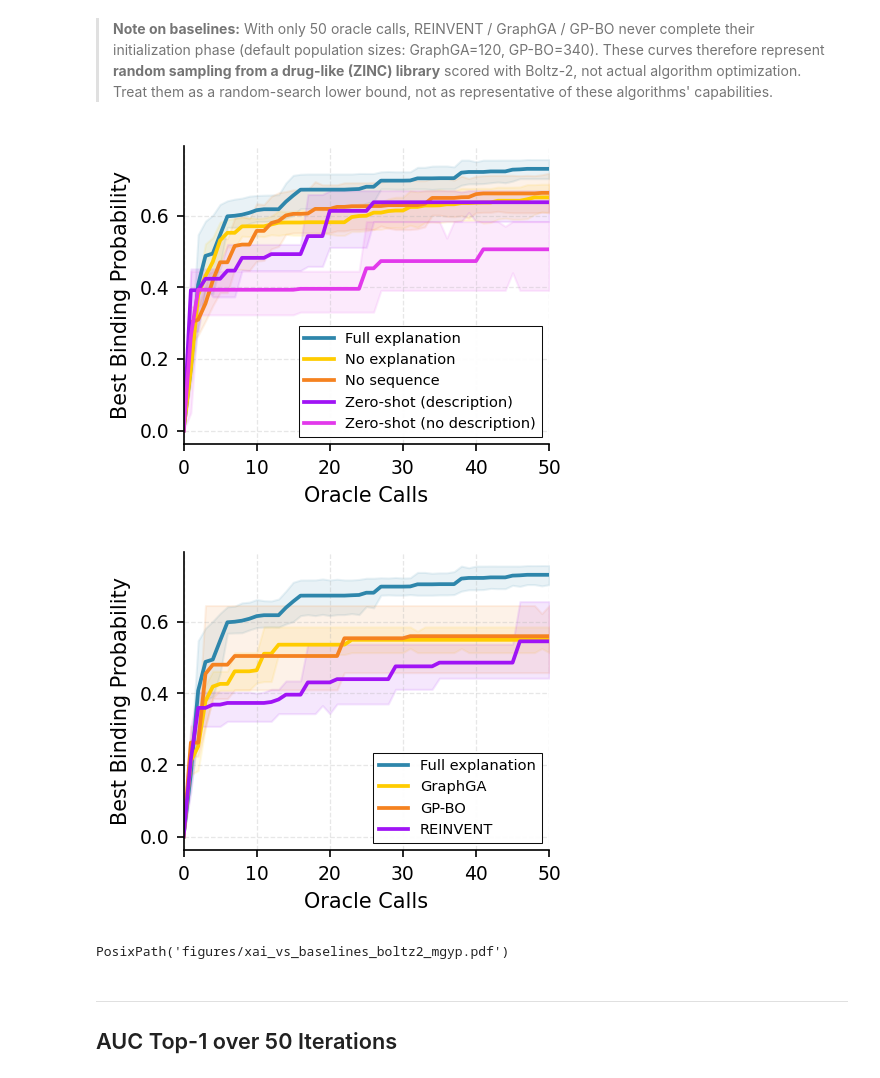
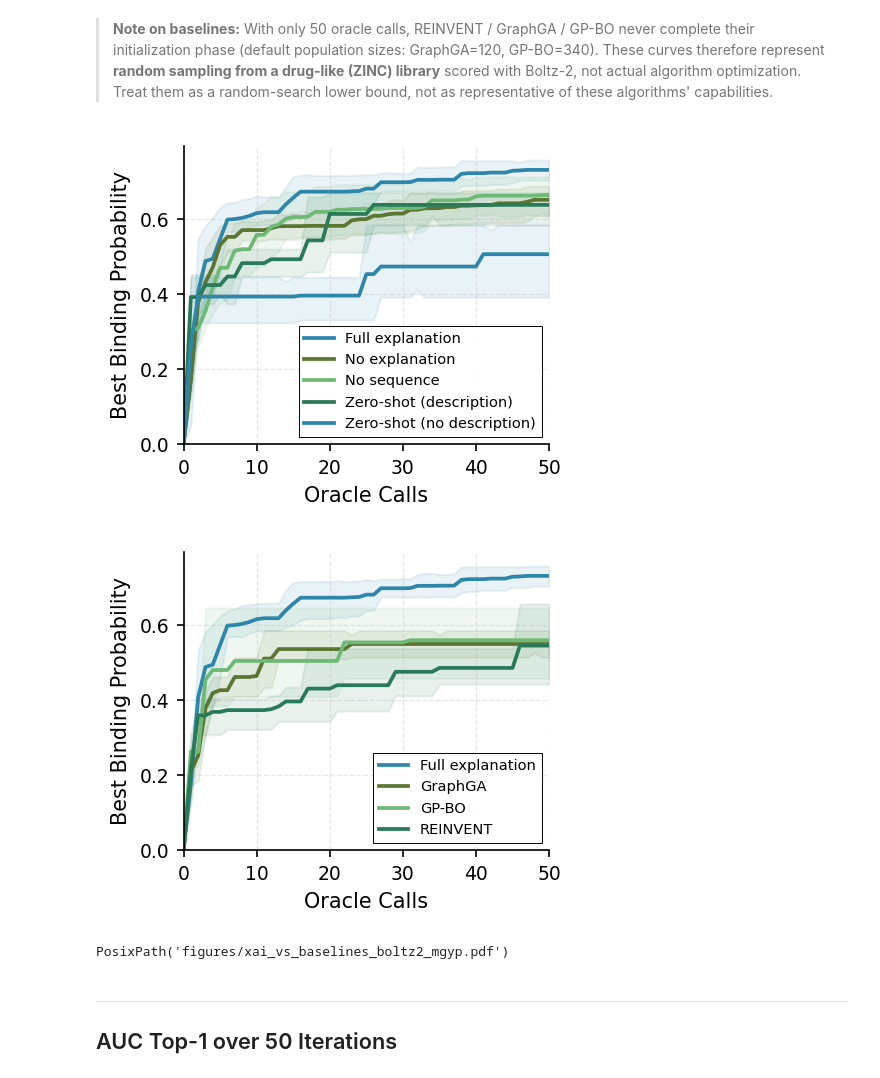
Before and after one commit to FabianKruger/molecule-optimization-agent, a Jupyter notebook: analysis/paper/xai_vs_no_xai_Boltz2_extended.ipynb, the cells around one changed output. Drawn from its saved outputs; the diff is of its cells as text; code cells hidden in the pictures.

Commit message:
plots - add new colorscheme (boltz-2 zeroshot and baselines)

```diff
--- a/analysis/paper/xai_vs_no_xai_Boltz2_extended.ipynb
+++ b/analysis/paper/xai_vs_no_xai_Boltz2_extended.ipynb
@@ -204,14 +204,26 @@ MAX_ITER = 50
 GENERIC_COLORS = [
     '#2E86AB',  # blue
     #'#00a69d',  # teal
-    '#ffcc00',  # yellow
-    '#f58220',  # orange
+    #'#ffcc00',  # yellow
+    #'#f58220',  # orange
     #'#E84855',  # red
-    '#A014F5',  # violet
-    '#E239EB',  # magenta
 
-    '#91114F',  # plum
-    '#B983D9',  # rose
+    #'#A014F5',  # violet
+    #'#E239EB',  # magenta
+    #'#91114F',  # plum
+    #'#B983D9',  # rose
+
+    # violett
+    #"#6854B3",
+    #"#7D1E99",
+
+    # green tones
+    "#5a7632",
+    "#6eb975",
+    "#297a58",
+
+
+
 ]
 
 # Canonical display names and how they map to df['model'] values
@@ -290,7 +302,7 @@ def plot_best_so_far(
     ax.set_xlabel('Oracle Calls', fontsize=label_fontsize, fontweight='normal')
     ax.set_ylabel('Best Binding Probability', fontsize=label_fontsize, fontweight='normal')
     ax.set_xlim(0, max_iter)
-    #ax.set_ylim(*ylim)
+    ax.set_ylim(bottom=0)
     #ax.set_yticks([i * 0.1 for i in range(0, 8)])
     ax.tick_params(labelsize=tick_fontsize)
     ax.grid(True, alpha=0.3, linestyle='--', linewidth=0.6)
@@ -350,35 +362,35 @@ COMPACT_KWARGS = dict(
 plot_best_so_far(
     df_input=df,
     selected_display_models=[
         'Full explanation',
         'No explanation',
         'No sequence',
         'Zero-shot (description)',
         'Zero-shot (no description)',
     ],
     output_filename='xai_vs_zeroshot_boltz2_mgyp.pdf',
     show_legend=SHOW_LEGEND,
     max_iter=50,
     **COMPACT_KWARGS,
  )
 
 # Plot 2: Full explanation + baselines
 plot_best_so_far(
     df_input=df,
     selected_display_models=[
         'Full explanation',
         'GraphGA',
         'GP-BO',
         'REINVENT',
     ],
     output_filename='xai_vs_baselines_boltz2_mgyp.pdf',
     show_legend=SHOW_LEGEND,
     max_iter=50,
     **COMPACT_KWARGS,
  )
 # %% [output]
-[figure, old version]
+[figure, new version]
-[figure, old version]
+[figure, new version]
 PosixPath('figures/xai_vs_baselines_boltz2_mgyp.pdf')
 # %% [markdown]
 ---
```
Also changed, not shown: 2 other files.
